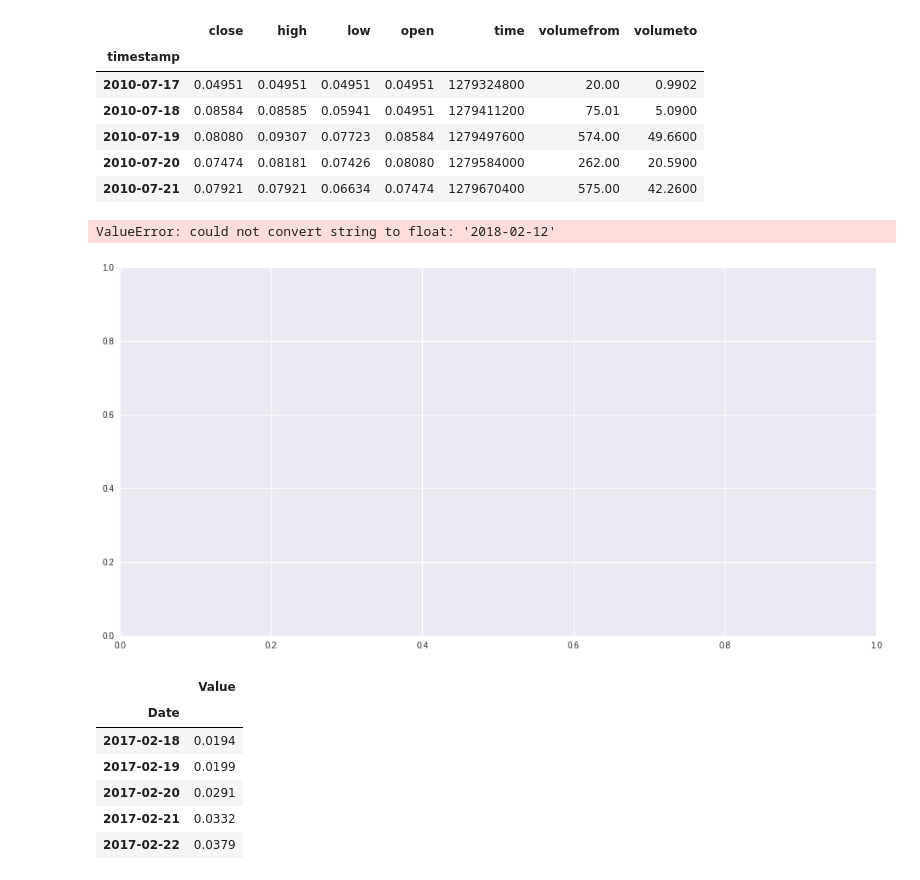
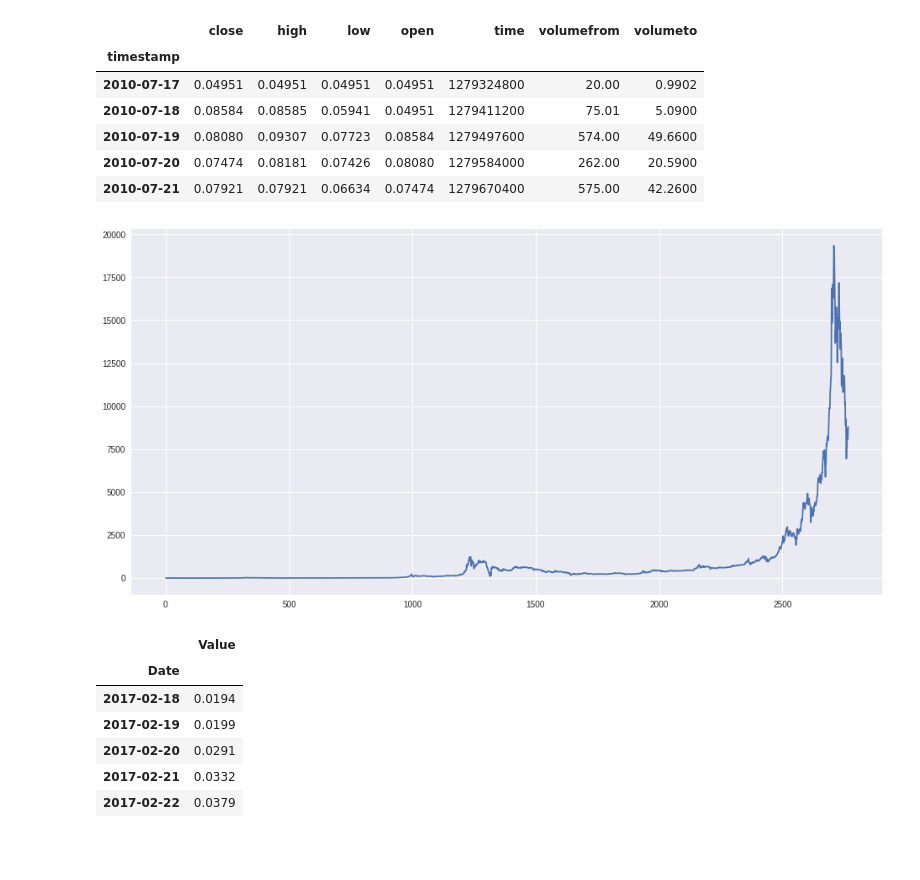
Before and after one commit to machineLearningCryptos/cryptoForecasting, a Jupyter notebook: crypto_forecasting.ipynb, the cells around one changed output. Cells and saved outputs as stored; diff of their text form; code cells hidden in the pictures; blank space fills up the shorter version.

```diff
--- a/crypto_forecasting.ipynb
+++ b/crypto_forecasting.ipynb
@@ -15,23 +15,21 @@ warnings.filterwarnings("ignore")
 %matplotlib inline
 # %%
 df = fetching.fetch.price_history('BTC', 'USD', True)
+sns.set(rc={'figure.figsize':(16,8)})
+plt.plot(df.close)
+
 df['timestamp'] = df['timestamp'].dt.strftime('%Y-%m-%d')
 df = df.set_index('timestamp')
 df.head(5)
 # %% [output]
 |  | close | high | low | open | time | volumefrom | volumeto |
 | timestamp |  |  |  |  |  |  |  |
 | 2010-07-17 | 0.04951 | 0.04951 | 0.04951 | 0.04951 | 1279324800 | 20.00 | 0.9902 |
 | 2010-07-18 | 0.08584 | 0.08585 | 0.05941 | 0.04951 | 1279411200 | 75.01 | 5.0900 |
 | 2010-07-19 | 0.08080 | 0.09307 | 0.07723 | 0.08584 | 1279497600 | 574.00 | 49.6600 |
 | 2010-07-20 | 0.07474 | 0.08181 | 0.07426 | 0.08080 | 1279584000 | 262.00 | 20.5900 |
 | 2010-07-21 | 0.07921 | 0.07921 | 0.06634 | 0.07474 | 1279670400 | 575.00 | 42.2600 |
+[figure, added]
-# %%
-sns.set(rc={'figure.figsize':(16,8)})
-plt.plot(df.index,df.close)
-# %% [output]
-ValueError: could not convert string to float: '2018-02-12'
-[figure, removed]
 # %%
 media = fetching.fetch.media_coverage()
 media.head()
```
Also changed, not shown: parts of 2 cells of this notebook, 1 other file.
